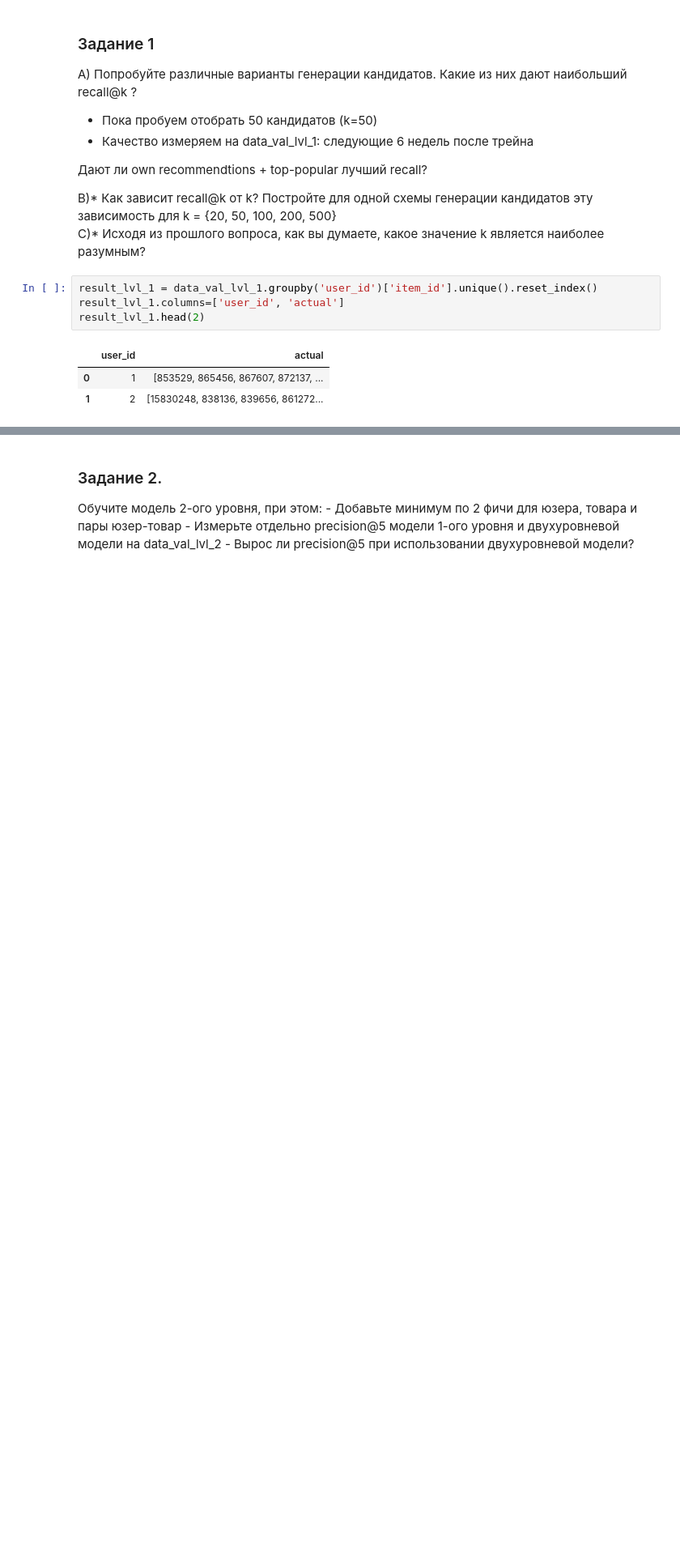
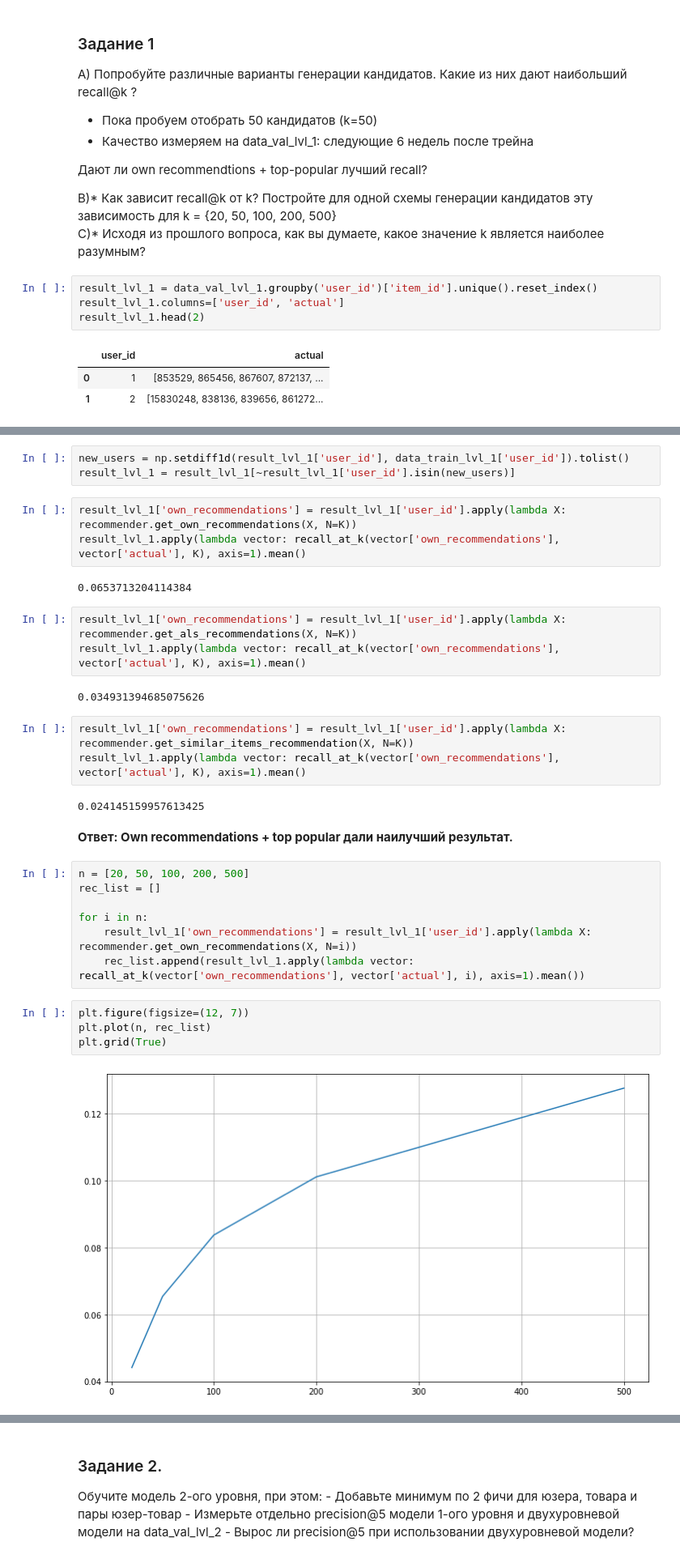
Before and after one commit to humantom88/geekbrains-recommender-systems, a Jupyter notebook: lesson6/homework/homework.ipynb, the cells around one changed output, grey strips where cells are left out. Shown: that part at 81% size. Cells and saved outputs as stored; diff of their text form; blank space fills up the shorter version.

```diff
--- a/lesson6/homework/homework.ipynb
+++ b/lesson6/homework/homework.ipynb
@@ -99,0 +124,33 @@ result_lvl_1.head(2)
+# %%
+new_users = np.setdiff1d(result_lvl_1['user_id'], data_train_lvl_1['user_id']).tolist()
+result_lvl_1 = result_lvl_1[~result_lvl_1['user_id'].isin(new_users)]
+# %%
+result_lvl_1['own_recommendations'] = result_lvl_1['user_id'].apply(lambda X: recommender.get_own_recommendations(X, N=K))
+result_lvl_1.apply(lambda vector: recall_at_k(vector['own_recommendations'], vector['actual'], K), axis=1).mean()
+# %% [output]
+0.0653713204114384
+# %%
+result_lvl_1['own_recommendations'] = result_lvl_1['user_id'].apply(lambda X: recommender.get_als_recommendations(X, N=K))
+result_lvl_1.apply(lambda vector: recall_at_k(vector['own_recommendations'], vector['actual'], K), axis=1).mean()
+# %% [output]
+0.034931394685075626
+# %%
+result_lvl_1['own_recommendations'] = result_lvl_1['user_id'].apply(lambda X: recommender.get_similar_items_recommendation(X, N=K))
+result_lvl_1.apply(lambda vector: recall_at_k(vector['own_recommendations'], vector['actual'], K), axis=1).mean()
+# %% [output]
+0.024145159957613425
+# %% [markdown]
+**Ответ: Own recommendations + top popular дали наилучший результат.**
+# %%
+n = [20, 50, 100, 200, 500]
+rec_list = []
+
+for i in n:
+    result_lvl_1['own_recommendations'] = result_lvl_1['user_id'].apply(lambda X: recommender.get_own_recommendations(X, N=i))
+    rec_list.append(result_lvl_1.apply(lambda vector: recall_at_k(vector['own_recommendations'], vector['actual'], i), axis=1).mean())
+# %%
+plt.figure(figsize=(12, 7))
+plt.plot(n, rec_list)
+plt.grid(True)
+# %% [output]
+[figure, added]
```
Also changed, not shown: parts of 33 cells of this notebook.
